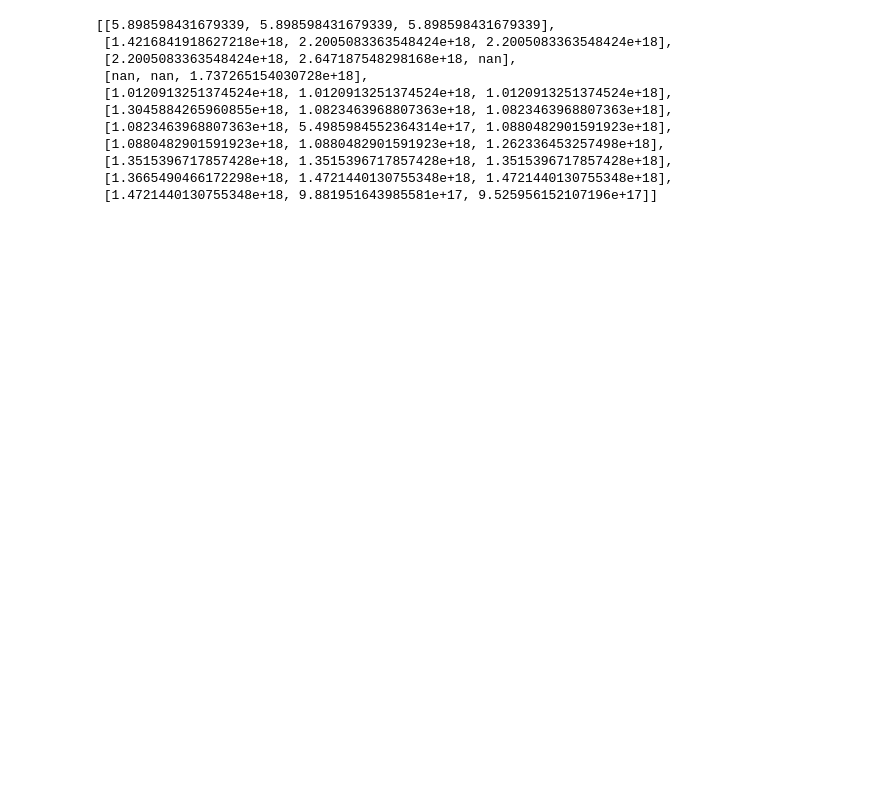
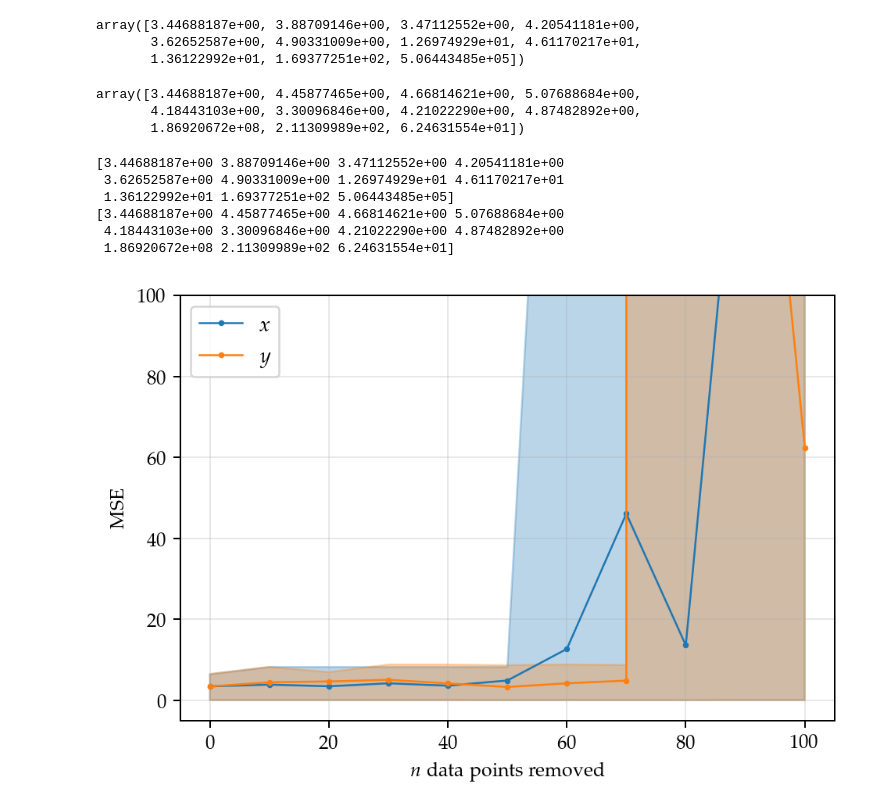
Before and after one commit to Maloup/stochastic-simulation-assignment3, a Jupyter notebook: Data point removal.ipynb, the cells around one changed output. Saved outputs shown, nothing was run; the diff lists cells and outputs as text; code cells hidden in the pictures; blank space fills up the shorter version.

Commit message:
garbage data?

```diff
--- a/Data point removal.ipynb
+++ b/Data point removal.ipynb
@@ -7,6 +10,14 @@ import shelve
 from helper import get_predator_prey_data, mse_trunc, \
     remove_data_points_rand, remove_data_points_det, int_cost_lotka_volterra
 from workers import vary_truncation_worker
+# %%
+mpl.rcParams["figure.dpi"] = 180
+mpl.rcParams["legend.fontsize"] = 11
+plt.rc("text", usetex=True)
+plt.rc("text.latex", preamble=r"""
+\usepackage{palatino}
+\usepackage{newpxmath}""")
+plt.rc("font", family="serif")
 # %%
 def get_n_removed_points(d):
     return len(np.argwhere(d.flatten() == -1))
@@ -106,14 +119,48 @@ costs_x
-# %%
-costs_y
-# %% [output]
-[[5.898598431679339, 5.898598431679339, 5.898598431679339],
- [1.4216841918627218e+18, 2.2005083363548424e+18, 2.2005083363548424e+18],
- [2.2005083363548424e+18, 2.647187548298168e+18, nan],
- [nan, nan, 1.737265154030728e+18],
- [1.0120913251374524e+18, 1.0120913251374524e+18, 1.0120913251374524e+18],
- [1.3045884265960855e+18, 1.0823463968807363e+18, 1.0823463968807363e+18],
- [1.0823463968807363e+18, 5.4985984552364314e+17, 1.0880482901591923e+18],
- [1.0880482901591923e+18, 1.0880482901591923e+18, 1.262336453257498e+18],
- [1.3515396717857428e+18, 1.3515396717857428e+18, 1.3515396717857428e+18],
- [1.3665490466172298e+18, 1.4721440130755348e+18, 1.4721440130755348e+18],
- [1.4721440130755348e+18, 9.881951643985581e+17, 9.525956152107196e+17]]
+# %%
+np.mean(costs_x, axis=1)
+# %% [output]
+array([3.44688187e+00, 3.88709146e+00, 3.47112552e+00, 4.20541181e+00,
+       3.62652587e+00, 4.90331009e+00, 1.26974929e+01, 4.61170217e+01,
+       1.36122992e+01, 1.69377251e+02, 5.06443485e+05])
+# %%
+np.mean(costs_y, axis=1)
+# %% [output]
+array([3.44688187e+00, 4.45877465e+00, 4.66814621e+00, 5.07688684e+00,
+       4.18443103e+00, 3.30096846e+00, 4.21022290e+00, 4.87482892e+00,
+       1.86920672e+08, 2.11309989e+02, 6.24631554e+01])
+# %%
+def sp_confidence_interval(samples, p=0.95):
+    """ Calculates the confidence interval (with p=95% unless noted otherwise)
+    Returns:
+         Confidence radius (int) based on samples.
+    """
+    a = stats.t.interval(p, df=len(samples)-1, loc=np.mean(samples), scale=stats.sem(samples))
+    return a[1] - a[0]
+# %%
+datasets = [datasets_x, datasets_y]
+costs = [costs_x, costs_y]
+colors = ["tab:blue", "tab:orange"]
+for i in range(len(datasets)):
+    mean = np.mean(costs[i], axis = 1)
+    print(mean)
+    min_ = np.min(costs[i], axis = 1)
+    max_ = np.max(costs[i], axis = 1)
+    x = [get_n_removed_points(p) for p in datasets[i]]
+    a = [sp_confidence_interval(samples) for samples in np.array(costs[i])]
+    plt.plot(x, mean, marker="o", markersize = 2, linewidth=1, color = colors[i], label=f"{['$x$', '$y$'][i]}")
+    plt.fill_between(x, min_, max_, alpha=0.3, color = colors[i])
+    #plt.errorbar(x, mean, yerr=a, color = colors[i], capsize = 1, elinewidth=0.5, markeredgewidth=1)
+plt.grid(alpha=0.3)
+plt.ylabel("MSE")
+plt.ylim(-5, 100)
+plt.xlabel("$n$ data points removed")
+plt.legend()
+plt.show()
+# %% [output]
+[3.44688187e+00 3.88709146e+00 3.47112552e+00 4.20541181e+00
+ 3.62652587e+00 4.90331009e+00 1.26974929e+01 4.61170217e+01
+ 1.36122992e+01 1.69377251e+02 5.06443485e+05]
+[3.44688187e+00 4.45877465e+00 4.66814621e+00 5.07688684e+00
+ 4.18443103e+00 3.30096846e+00 4.21022290e+00 4.87482892e+00
+ 1.86920672e+08 2.11309989e+02 6.24631554e+01]
+[figure, added]
```
Also changed, not shown: parts of 5 cells of this notebook, 5 other files.
